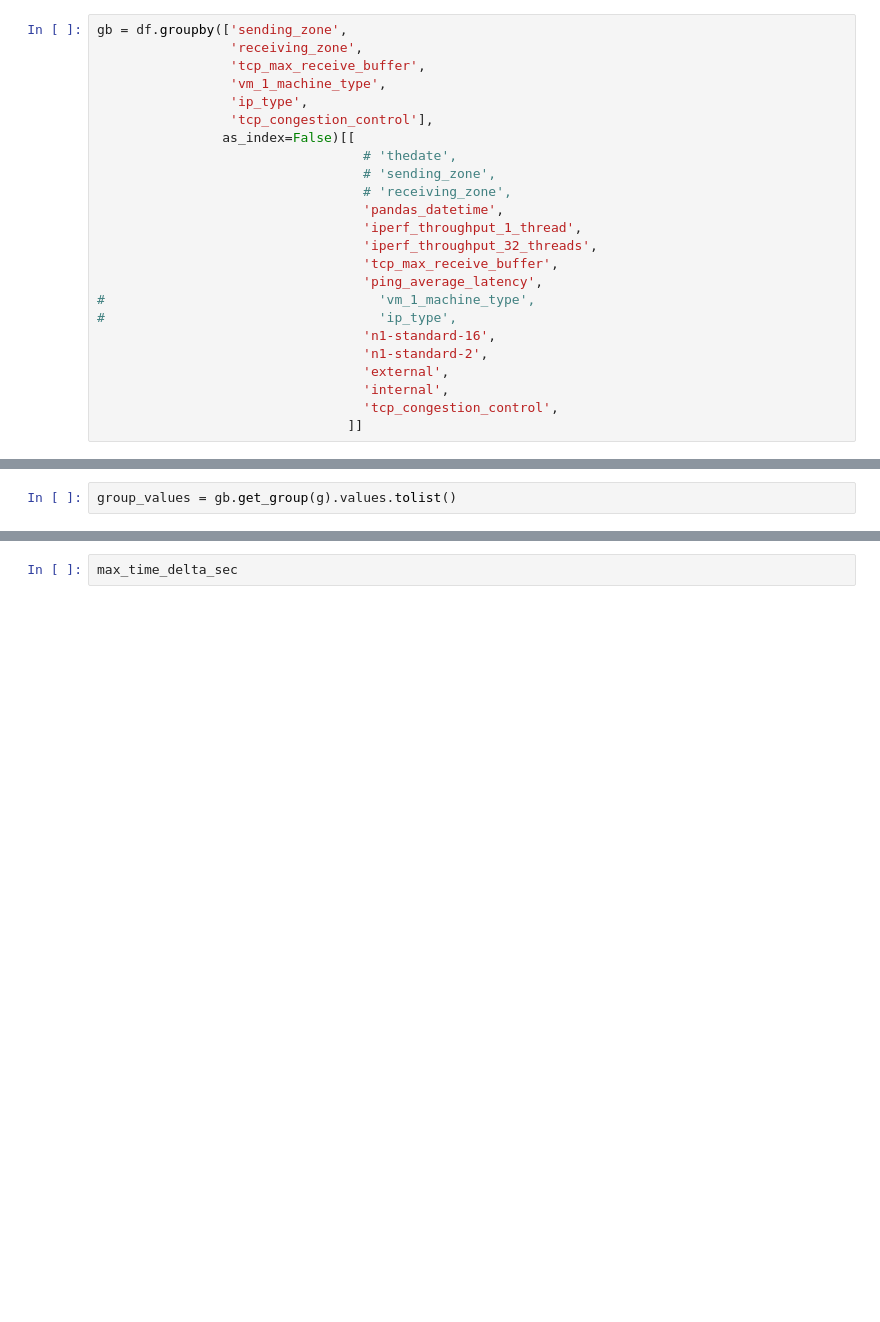
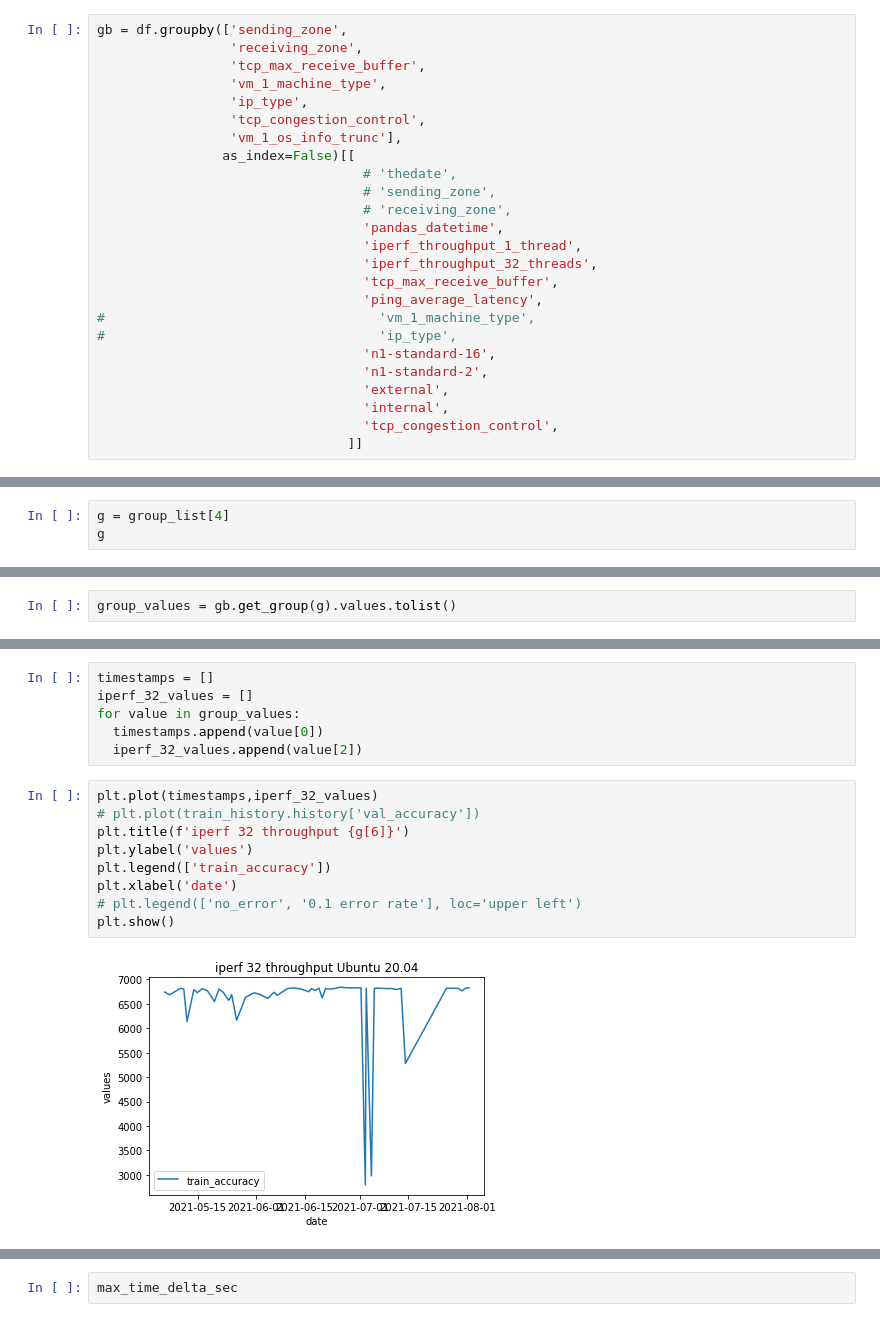
Before and after one commit to SMU-ATT-Center-for-Virtualization/network_performance_anomaly_detect, a Jupyter notebook: data_prep_test.ipynb, the cells around one changed output, grey strips where cells are left out. Drawn from its saved outputs; the diff is of its cells as text; blank space fills up the shorter version.

```diff
--- a/data_prep_test.ipynb
+++ b/data_prep_test.ipynb
@@ -51,7 +55,8 @@ gb = df.groupby(['sending_zone',
                  'tcp_max_receive_buffer',
                  'vm_1_machine_type',
                  'ip_type',
-                 'tcp_congestion_control'],
+                 'tcp_congestion_control',
+                 'vm_1_os_info_trunc'],
                 as_index=False)[[
                                   # 'thedate',
                                   # 'sending_zone',
@@ -104,0 +110,3 @@ max_len
+# %%
+g = group_list[4]
+g
@@ -120,3 +136,20 @@ group_values[0]
+# %%
+timestamps = []
+iperf_32_values = []
+for value in group_values:
+  timestamps.append(value[0])
+  iperf_32_values.append(value[2])
+# %%
+plt.plot(timestamps,iperf_32_values)
+# plt.plot(train_history.history['val_accuracy'])
+plt.title(f'iperf 32 throughput {g[6]}')
+plt.ylabel('values')
+plt.legend(['train_accuracy'])
+plt.xlabel('date')
+# plt.legend(['no_error', '0.1 error rate'], loc='upper left')
+plt.show()
+# %% [output]
+[figure, added]
 # %%
 len(group_values)
 # %% [output]
```
Also changed, not shown: parts of 17 cells of this notebook.
